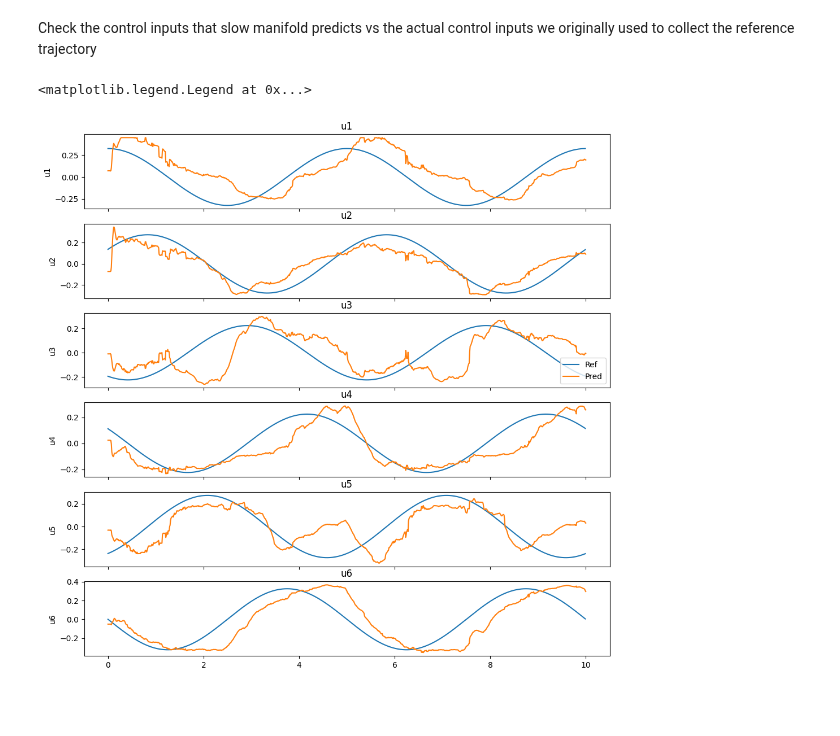
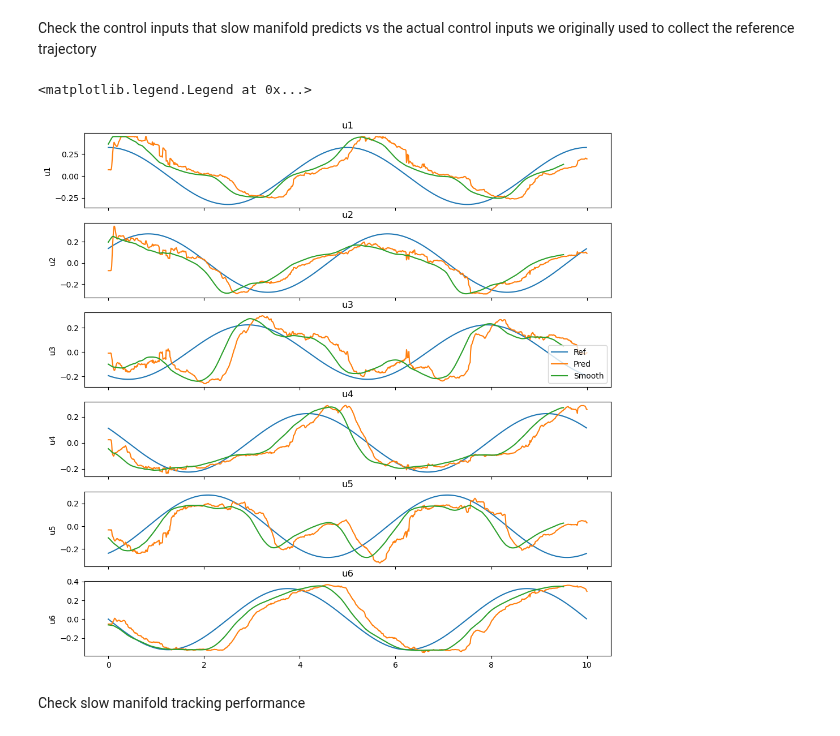
Before and after one commit to StanfordASL/trunk-stack, a Jupyter notebook: stack/main/scripts/generate_slow_manifold_inputs.ipynb, the cells around one changed output. Drawn from its saved outputs; the diff is of its cells as text; code cells hidden in the pictures; blank space fills up the shorter version.

Commit message:
smoothed ref traj before calculating slow manifold

```diff
--- a/stack/main/scripts/generate_slow_manifold_inputs.ipynb
+++ b/stack/main/scripts/generate_slow_manifold_inputs.ipynb
@@ -152,54 +234,64 @@ Control inputs saved to /home/trunk/Documents/trunk-stack/stack/main/data/trajec
 # %% [markdown]
 Check the control inputs that slow manifold predicts vs the actual control inputs we originally used to collect the reference trajectory
 # %%
-data_dir='/home/trunk/Documents/trunk-stack/stack/main/data'
+data_dir='/Users/markleone/Documents/Stanford/ASL/trunk-stack/stack/main/data'
 
-us_ref = pd.read_csv('/home/trunk/Documents/trunk-stack/stack/main/data/trajectories/dynamic/control_inputs_controlled_circle_2.csv')
-us_pred = pd.read_csv('/home/trunk/Documents/trunk-stack/stack/main/data/trajectories/dynamic/control_inputs_slow_manifold.csv')
+us_ref = pd.read_csv('/Users/markleone/Documents/Stanford/ASL/trunk-stack/stack/main/data/trajectories/dynamic/control_inputs_controlled_circle_2.csv')
+us_pred = pd.read_csv('/Users/markleone/Documents/Stanford/ASL/trunk-stack/stack/main/data/trajectories/dynamic/control_inputs_slow_manifold.csv')
+us_smooth = pd.read_csv('/Users/markleone/Documents/Stanford/ASL/trunk-stack/stack/main/data/trajectories/dynamic/control_inputs_slow_manifold_smoothed.csv')
 # %%
 fig, axs = plt.subplots(6, 1, figsize=(12,12), sharex=True)
 time = us_ref['ID']/100 # time in s
 time_pred = us_pred['ID']/100
+time_smooth = us_smooth['ID']/100
 
 # Plot u1
 axs[0].plot(time, us_ref['u1'], label='Ref')
 axs[0].plot(time_pred, us_pred['u1'], label='Pred')
+axs[0].plot(time_smooth, us_smooth['u1'], label='Smooth')
 axs[0].set_title("u1")
 axs[0].set_ylabel("u1")
 
 # Plot u2
 axs[1].plot(time, us_ref['u2'], label='Ref')
 axs[1].plot(time_pred, us_pred['u2'], label='Pred')
+axs[1].plot(time_smooth, us_smooth['u2'], label='Smooth')
 axs[1].set_title("u2")
 axs[1].set_ylabel("u2")
 
 # Plot u3
 axs[2].plot(time, us_ref['u3'], label='Ref')
 axs[2].plot(time_pred, us_pred['u3'], label='Pred')
+axs[2].plot(time_smooth, us_smooth['u3'], label='Smooth')
 axs[2].set_title("u3")
 axs[2].set_ylabel("u3")
 
 # Plot u4
 axs[3].plot(time, us_ref['u4'], label='Ref')
 axs[3].plot(time_pred, us_pred['u4'], label='Pred')
+axs[3].plot(time_smooth, us_smooth['u4'], label='Smooth')
 axs[3].set_title("u4")
 axs[3].set_ylabel("u4")
 
 # Plot u5
 axs[4].plot(time, us_ref['u5'], label='Ref')
 axs[4].plot(time_pred, us_pred['u5'], label='Pred')
+axs[4].plot(time_smooth, us_smooth['u5'], label='Smooth')
 axs[4].set_title("u5")
 axs[4].set_ylabel("u5")
 
 # Plot u6
 axs[5].plot(time, us_ref['u6'], label='Ref')
 axs[5].plot(time_pred, us_pred['u6'], label='Pred')
+axs[5].plot(time_smooth, us_smooth['u6'], label='Smooth')
 axs[5].set_title("u6")
 axs[5].set_ylabel("u6")
 
 
 
 axs[2].legend(loc="lower right")
 # %% [output]
 <matplotlib.legend.Legend at 0x...>
-[figure, old version]
+[figure, new version]
+# %% [markdown]
+Check slow manifold tracking performance
```
Also changed, not shown: parts of 8 cells of this notebook.
